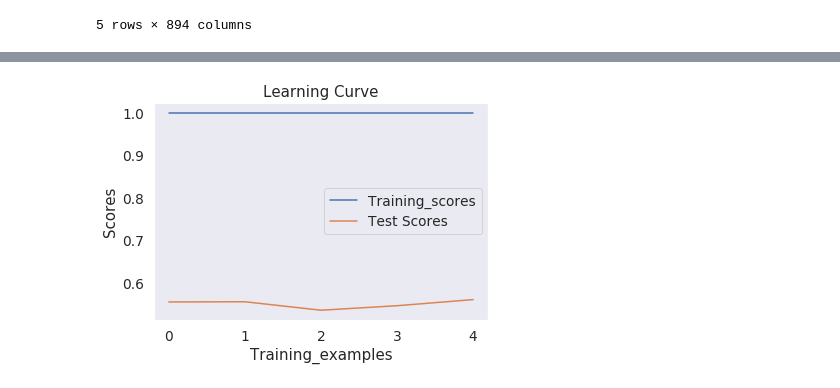
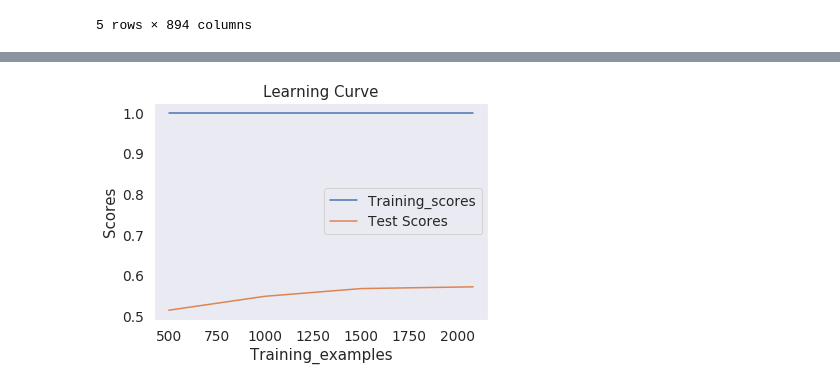
Before and after one commit to Hitkul/UFC_Fight_Prediction, a Jupyter notebook: UFC.ipynb, the cells around one changed output, grey strips where cells are left out. Drawn from its saved outputs; the diff is of its cells as text; code cells hidden in the pictures.

```diff
--- a/UFC.ipynb
+++ b/UFC.ipynb
@@ -242,15 +244,15 @@ plot_cm(confusion_matrix(Y_test,Y_pred),"SVM")
 # %%
-train_sizes = np.linspace(0.1,1.0,5)
-train_sizes,train_scores,test_scores = learning_curve(randomfor,X_all,y_all,cv=10,train_sizes=train_sizes)
+randomfor = RandomForestClassifier(max_features="sqrt", n_estimators = 700, max_depth = None, n_jobs=-1)
+train_sizes,train_scores,test_scores = learning_curve(randomfor,X_all,y_all,cv=10,train_sizes=[500,1000,1500,2084])
 train_scores_mean = np.mean(train_scores,axis=1)
 test_scores_mean = np.mean(test_scores,axis=1)
 plt.grid()
 plt.xlabel("Training_examples")
 plt.ylabel("Scores")
-plt.plot(train_scores_mean,label="Training_scores")
-plt.plot(test_scores_mean,label="Test Scores")
+plt.plot(train_sizes,train_scores_mean,label="Training_scores")
+plt.plot(train_sizes,test_scores_mean,label="Test Scores")
 plt.legend(loc="best")
 plt.title("Learning Curve")
 plt.show()
 # %% [output]
-[figure, old version]
+[figure, new version]
```
Also changed, not shown: parts of 21 cells of this notebook.
